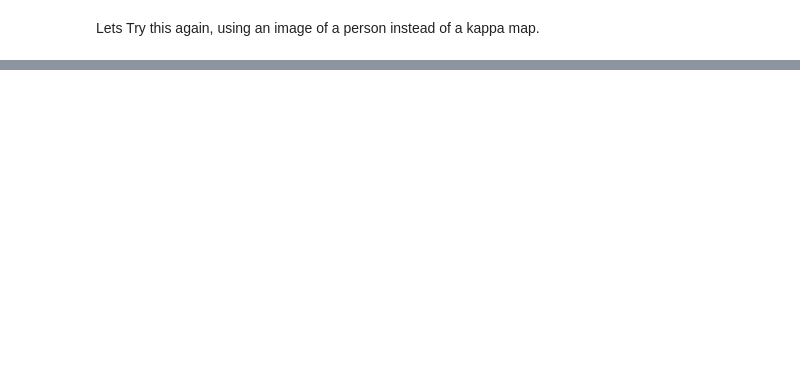
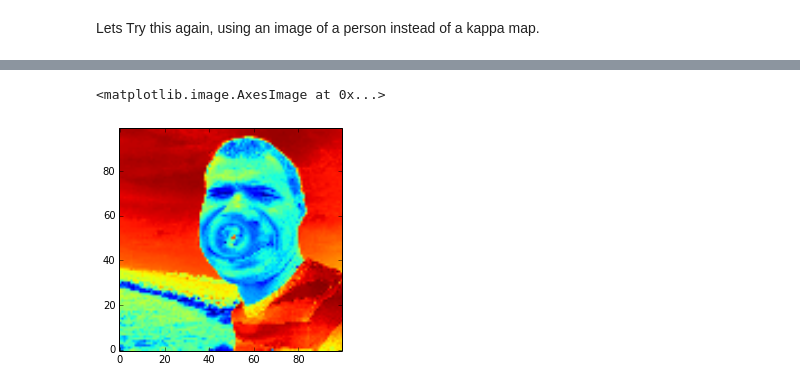
Before and after one commit to wmorning/EvilLens, a Jupyter notebook: LensedImageTest.ipynb, the cells around one changed output, grey strips where cells are left out. Saved outputs shown, nothing was run; the diff lists cells and outputs as text; code cells hidden in the pictures; blank space fills up the shorter version.

```diff
--- a/LensedImageTest.ipynb
+++ b/LensedImageTest.ipynb
@@ -51,0 +66,5 @@ lens2.plot('lensed image')
+# %%
+plt.imshow(lens2.image[2,...],origin='lower')
+# %% [output]
+<matplotlib.image.AxesImage at 0x...>
+[figure, added]
```
Also changed, not shown: parts of 7 cells of this notebook.
